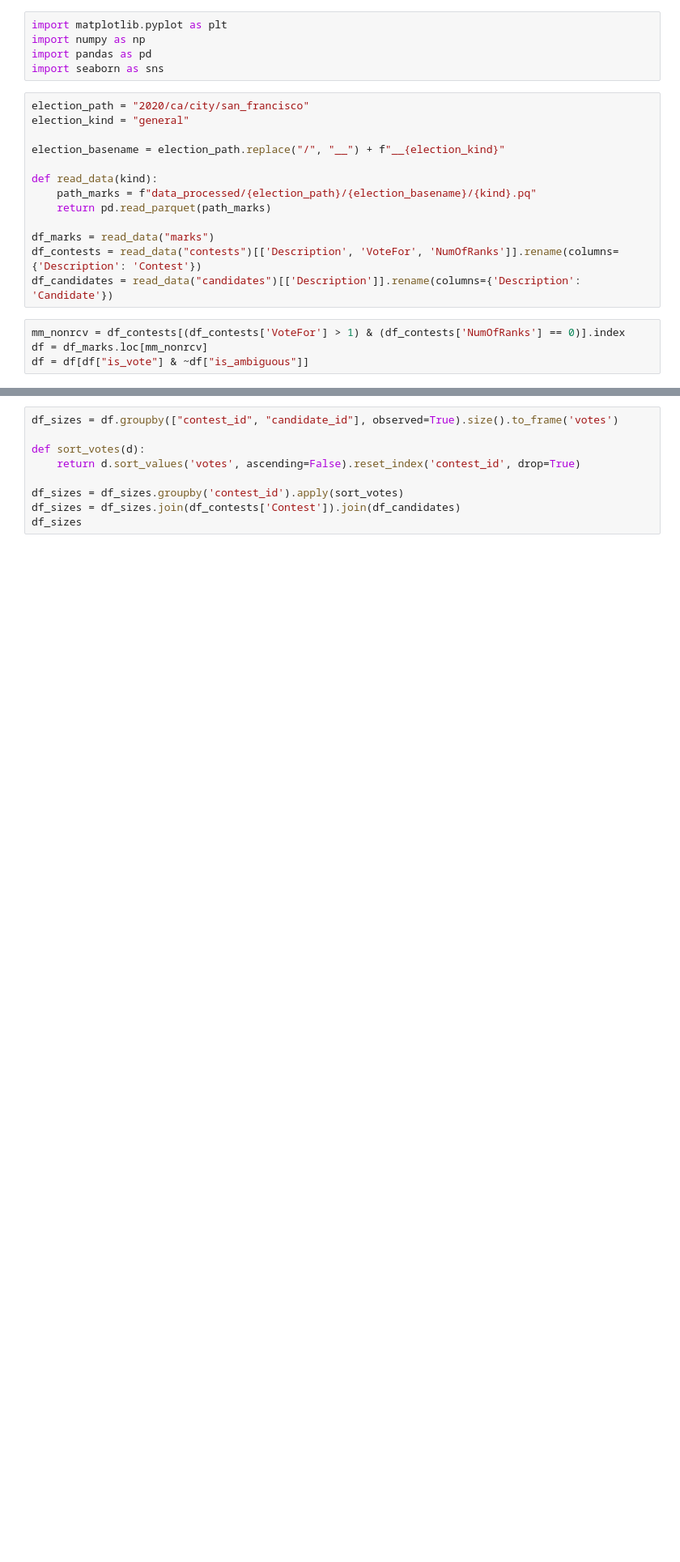
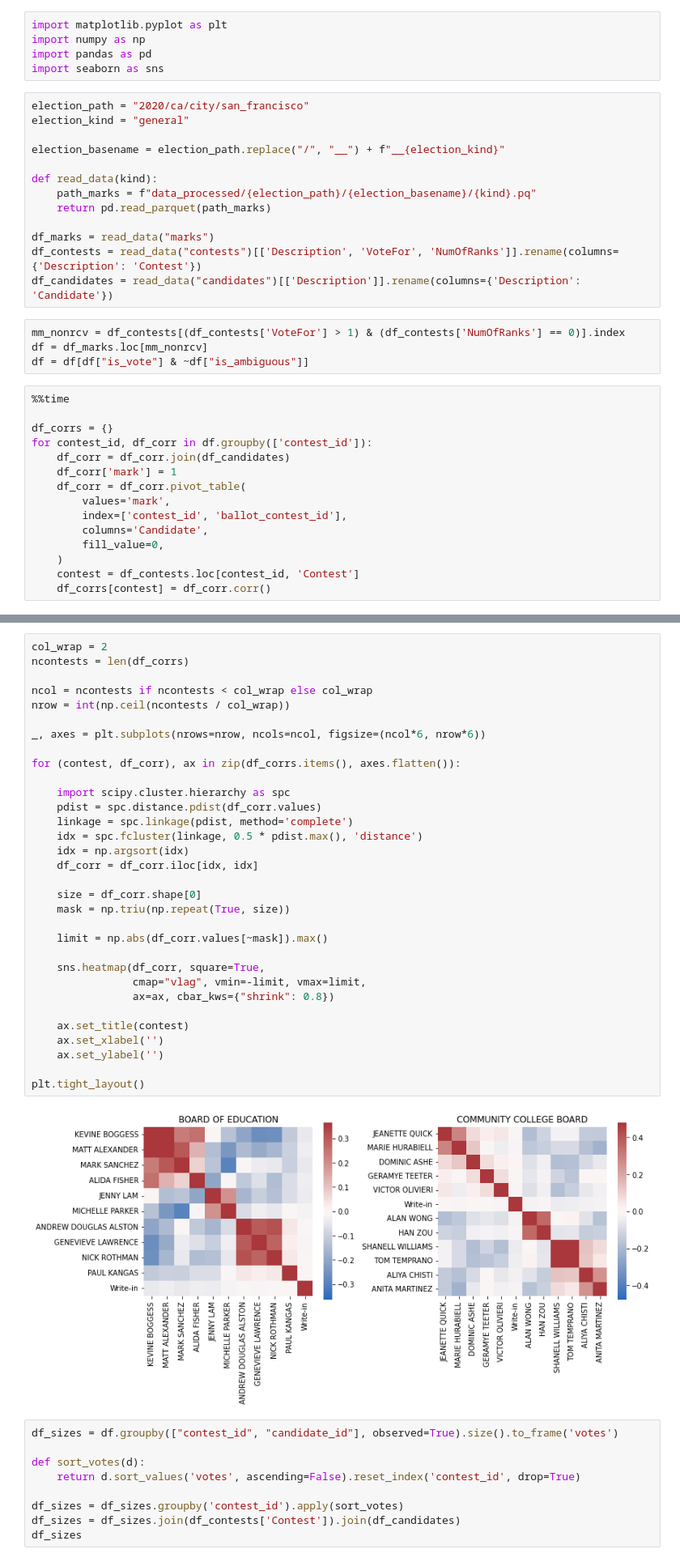
Before and after one commit to chrisroat/calrcv, a Jupyter notebook: analysis.ipynb, the cells around one changed output, grey strips where cells are left out. Shown at 81% size. Saved outputs shown, nothing was run; the diff lists cells and outputs as text; blank space fills up the shorter version.

```diff
--- a/analysis.ipynb
+++ b/analysis.ipynb
@@ -20,3 +20,18 @@ df_candidates = read_data("candidates")[['Description']].rename(columns={'Descri
 mm_nonrcv = df_contests[(df_contests['VoteFor'] > 1) & (df_contests['NumOfRanks'] == 0)].index
 df = df_marks.loc[mm_nonrcv]
 df = df[df["is_vote"] & ~df["is_ambiguous"]]
+# %%
+%%time
+
+df_corrs = {}
+for contest_id, df_corr in df.groupby(['contest_id']):
+    df_corr = df_corr.join(df_candidates)
+    df_corr['mark'] = 1
+    df_corr = df_corr.pivot_table(
+        values='mark',
+        index=['contest_id', 'ballot_contest_id'],
+        columns='Candidate',
+        fill_value=0,
+    )
+    contest = df_contests.loc[contest_id, 'Contest']
+    df_corrs[contest] = df_corr.corr()
@@ -23,3 +41,37 @@ df = df[df["is_vote"] & ~df["is_ambiguous"]]
+# %%
+col_wrap = 2
+ncontests = len(df_corrs)
+
+ncol = ncontests if ncontests < col_wrap else col_wrap
+nrow = int(np.ceil(ncontests / col_wrap))
+
+_, axes = plt.subplots(nrows=nrow, ncols=ncol, figsize=(ncol*6, nrow*6))
+
+for (contest, df_corr), ax in zip(df_corrs.items(), axes.flatten()):
+
+    import scipy.cluster.hierarchy as spc
+    pdist = spc.distance.pdist(df_corr.values)
+    linkage = spc.linkage(pdist, method='complete')
+    idx = spc.fcluster(linkage, 0.5 * pdist.max(), 'distance')
+    idx = np.argsort(idx)
+    df_corr = df_corr.iloc[idx, idx]
+
+    size = df_corr.shape[0]
+    mask = np.triu(np.repeat(True, size))
+
+    limit = np.abs(df_corr.values[~mask]).max()
+
+    sns.heatmap(df_corr, square=True,
+                cmap="vlag", vmin=-limit, vmax=limit,
+                ax=ax, cbar_kws={"shrink": 0.8})
+
+    ax.set_title(contest)
+    ax.set_xlabel('')
+    ax.set_ylabel('')
+
+plt.tight_layout()
+# %% [output]
+[figure, added]
 # %%
 df_sizes = df.groupby(["contest_id", "candidate_id"], observed=True).size().to_frame('votes')
 
```
Also changed, not shown: parts of 1 cell of this notebook.
